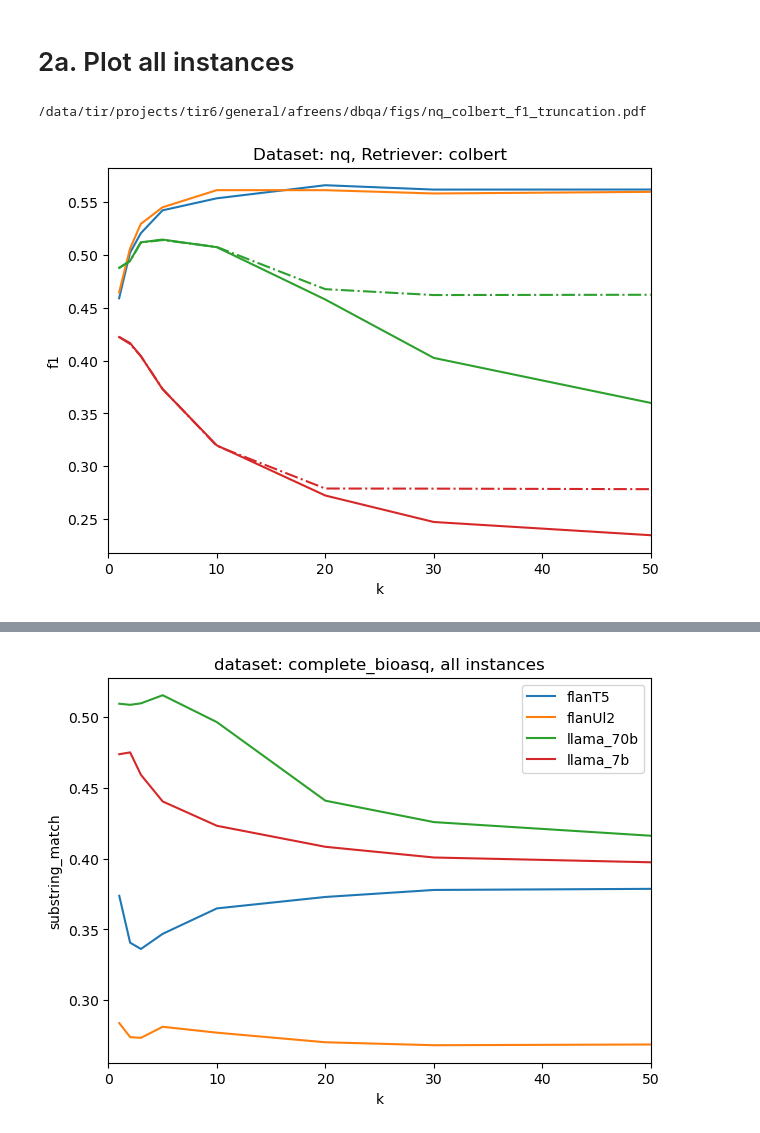
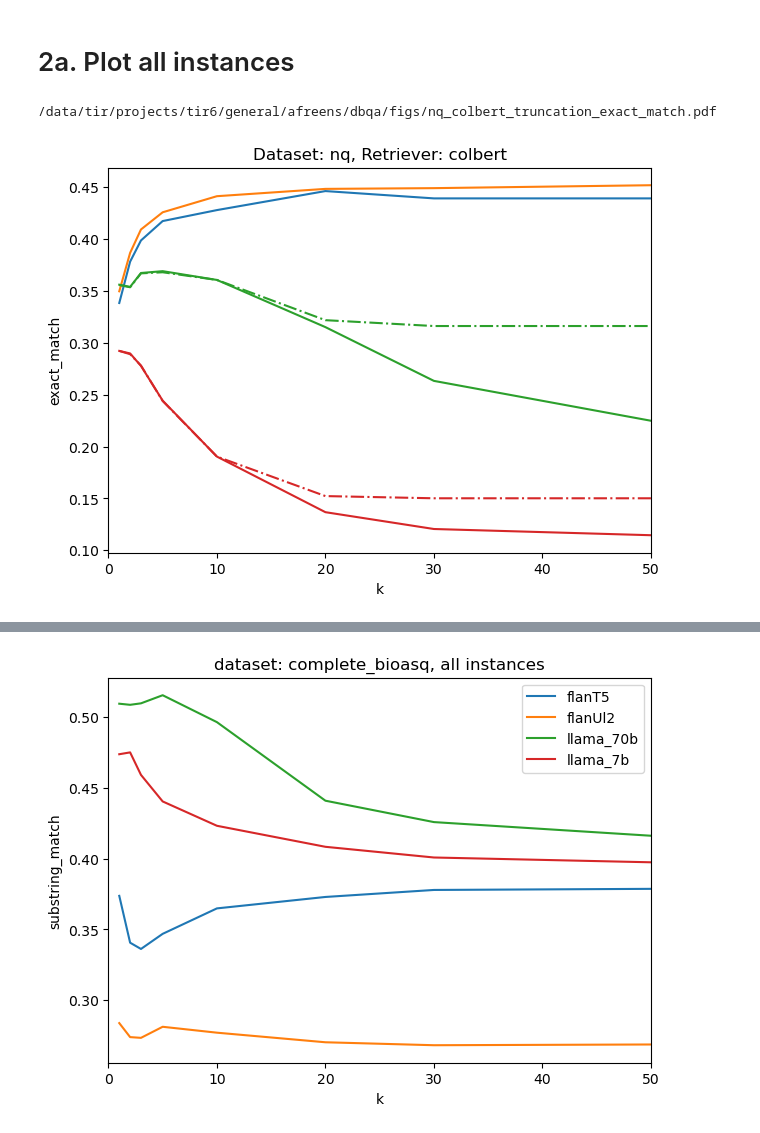
Before and after one commit to neulab/ragged, a Jupyter notebook: zeno/slice_plots.ipynb, the cells around one changed output, grey strips where cells are left out. Cells and saved outputs as stored; diff of their text form; code cells hidden in the pictures.

```diff
--- a/zeno/slice_plots.ipynb
+++ b/zeno/slice_plots.ipynb
@@ -233,6 +220,6 @@ loading from /data/tir/projects/tir6/general/afreens/dbqa/reader_results/llama_7
 # %%
-noisy_output_by_dataset = {}
-for dataset in ['nq']:
+# noisy_output_by_dataset = {}
+for dataset in ['complete_bioasq']:
     if 'bioasq' in dataset:
         docid_key = 'pmid'
         docid_name = 'pm'
@@ -250,7 +237,8 @@ for dataset in ['nq']:
 
     questions_categorized = load_json(os.path.join(root_dir, f'data/questions_categorized/{dataset}_questions_categorized.json'))
 
-    noisy_output_by_dataset[dataset] = {}
+    if dataset not in noisy_output_by_dataset.keys():
+        noisy_output_by_dataset[dataset] = {}
 
     reader_models = ['flanUl2', 'llama_70b', 'flanT5', 'llama_7b']
     retriever_models = ['colbert']
@@ -258,11 +246,12 @@ for dataset in ['nq']:
     print(retriever_models)
     print(reader_models)
     print(top_ks)
-    output_dfs = {}
+    # output_dfs = {}
     for retriever_model in retriever_models:
         for reader_model in reader_models:
-            if output_dfs.get(reader_model, None) == None:
-                output_dfs[reader_model] = {}
+            if reader_model not in noisy_output_by_dataset[dataset].keys():
+                noisy_output_by_dataset[dataset][reader_model] = {}
+
 
 
             print('retriever', retriever_model)
@@ -273,7 +262,7 @@ for dataset in ['nq']:
 
                 combined_data = combine_gold_and_compiled(data, gold_data, questions_categorized,'bioasq' in dataset)
                 output_df = get_reader_df('gold', combined_data, 'bioasq' in dataset)
-                output_dfs[reader_model]['gold'] = output_df
+                noisy_output_by_dataset[dataset][reader_model]['gold'] = output_df
             else:
                 for top_k in top_ks:
                     print(top_k)
@@ -281,11 +270,11 @@ for dataset in ['nq']:
 
                     combined_data = combine_gold_and_compiled(data, gold_data, questions_categorized,'bioasq' in dataset)
                     output_df = get_reader_df(top_k, combined_data, 'bioasq' in dataset)
-                    if output_dfs[reader_model].get(retriever_model, None) == None:
-                        output_dfs[reader_model][retriever_model] = {}
+                    if noisy_output_by_dataset[dataset][reader_model].get(retriever_model, None) == None:
+                        noisy_output_by_dataset[dataset][reader_model][retriever_model] = {}
                     if top_k == 'baseline':
-                        output_dfs[reader_model]['no_context'] = output_df
+                        noisy_output_by_dataset[dataset][reader_model]['no_context'] = output_df
                     else:
-                        output_dfs[reader_model][retriever_model][top_k] = output_df
-        noisy_output_by_dataset[dataset]= output_dfs
+                        noisy_output_by_dataset[dataset][reader_model][retriever_model][top_k] = output_df
+        # noisy_output_by_dataset[dataset]= output_dfs
 # %% [output]
@@ -399,7 +388,7 @@ ks = [1, 2, 3, 5, 10 , 20 , 30 , 50]
 plt.figure(figsize=(7, 5))
 reader_models.sort()
 dataset = 'nq'
-reader_metric = 'f1'
+reader_metric = 'exact_match'
 if 'bioasq' in dataset:
     docid_key = 'pmid'
     docid_name = 'pm'
@@ -417,33 +406,33 @@ for r, reader_model in enumerate(reader_models):
     reader_perf_by_k = []
     for i, top_k in enumerate(top_ks[1:]):
         k_df =output_dfs[reader_model][retriever][top_k]
         slice_df = k_df# CAN CHANGE SLICE CONDITION HERE
         reader_perf_by_k.append(np.mean(slice_df[reader_metric].values)) # CAN CHANGE READER METRIC HERE
         if '7b' in reader_model:
             color = colors[3]
         elif '70b' in reader_model:
             color = colors[2]
         else:
             color = colors[r%len(reader_models)]
         if 'truncation' in reader_model:
             linestyle = linestyles[2]
         else:
             linestyle = linestyles[0]
 
     plt.plot([1, 2, 3, 5, 10 , 20 , 30 , 50], reader_perf_by_k, label = reader_model, color = color, linestyle = linestyle)
 
 plt.title(f'Dataset: {dataset}, Retriever: {retriever}')
 
 plt.xlabel('k')
-plt.ylabel('f1')
+plt.ylabel(reader_metric)
 # plt.ylim(bottom = 0.2, top = 0.6)
 plt.xlim(left = 0, right = 50)
 # plt.legend()
 # plt.legend(bbox_to_anchor=(1.04,0.5), loc="center left", borderaxespad=0)
 filename = os.path.join('/data/tir/projects/tir6/general/afreens/dbqa/figs', f'{dataset}_{retriever}_truncation_{reader_metric}.pdf')
 plt.savefig(filename,bbox_inches='tight', pad_inches=0)
 print(filename)
 plt.show()
 # %% [output]
-/data/tir/projects/tir6/general/afreens/dbqa/figs/nq_colbert_f1_truncation.pdf
+/data/tir/projects/tir6/general/afreens/dbqa/figs/nq_colbert_truncation_exact_match.pdf
-[figure, old version]
+[figure, new version]
```
Also changed, not shown: parts of 21 cells of this notebook.
